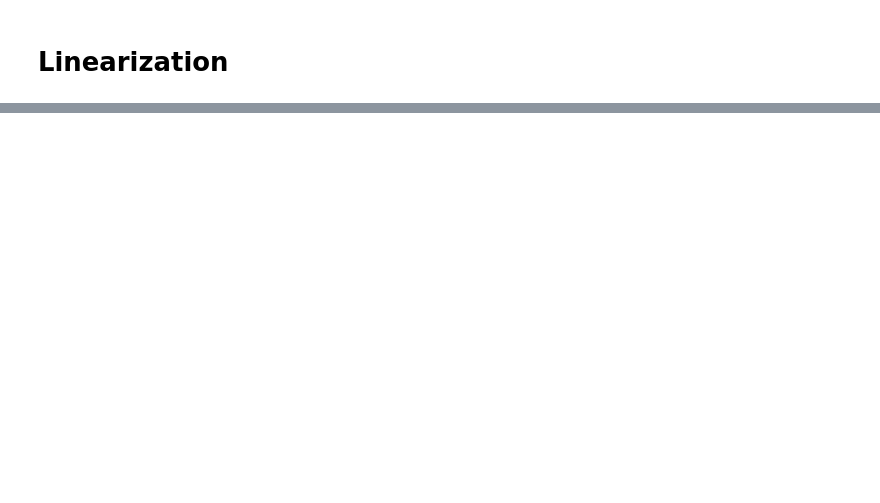
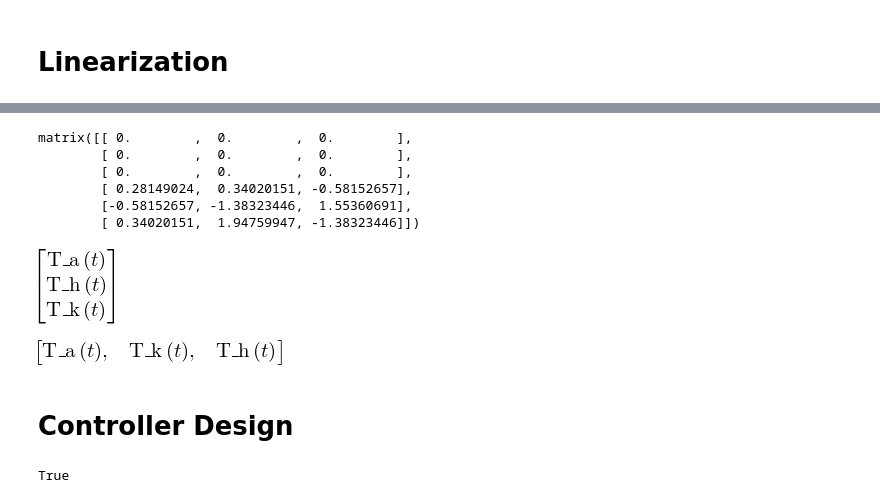
Before and after one commit to pydy/pydy-tutorial-human-standing, a Jupyter notebook: notebooks/base.ipynb, the cells around one changed output, grey strips where cells are left out. Saved outputs shown, nothing was run; the diff lists cells and outputs as text; code cells hidden in the pictures; blank space fills up the shorter version.

Commit message:
Controller now works, base notebook 'complete'.

```diff
--- a/notebooks/base.ipynb
+++ b/notebooks/base.ipynb
@@ -424,0 +409,8 @@ To exit: use 'exit', 'quit', or Ctrl-D.
+# %%
+linear_state_matrix, linear_input_matrix, inputs = kane.linearize()
+f_A_lin = linear_state_matrix.subs(parameter_dict).subs(equilibrium_dict)
+f_B_lin = linear_input_matrix.subs(parameter_dict).subs(equilibrium_dict)
+m_mat = mass_matrix.subs(parameter_dict).subs(equilibrium_dict)
+
+A = np.matrix(m_mat.inv() * f_A_lin).astype(float)
+B = np.matrix(m_mat.inv() * f_B_lin).astype(float)
@@ -424,0 +432,24 @@ To exit: use 'exit', 'quit', or Ctrl-D.
+# %%
+B
+# %% [output]
+matrix([[ 0.        ,  0.        ,  0.        ],
+        [ 0.        ,  0.        ,  0.        ],
+        [ 0.        ,  0.        ,  0.        ],
+        [ 0.28149024,  0.34020151, -0.58152657],
+        [-0.58152657, -1.38323446,  1.55360691],
+        [ 0.34020151,  1.94759947, -1.38323446]])
+# %%
+inputs
+# %% [output]
+[figure, added]
+# %%
+specified
+# %% [output]
+[figure, added]
+# %% [markdown]
+# Controller Design
+# %%
+from utils import controllable
+controllable(A, B)
+# %% [output]
+True
```
Also changed, not shown: parts of 32 cells of this notebook, 1 other file.
